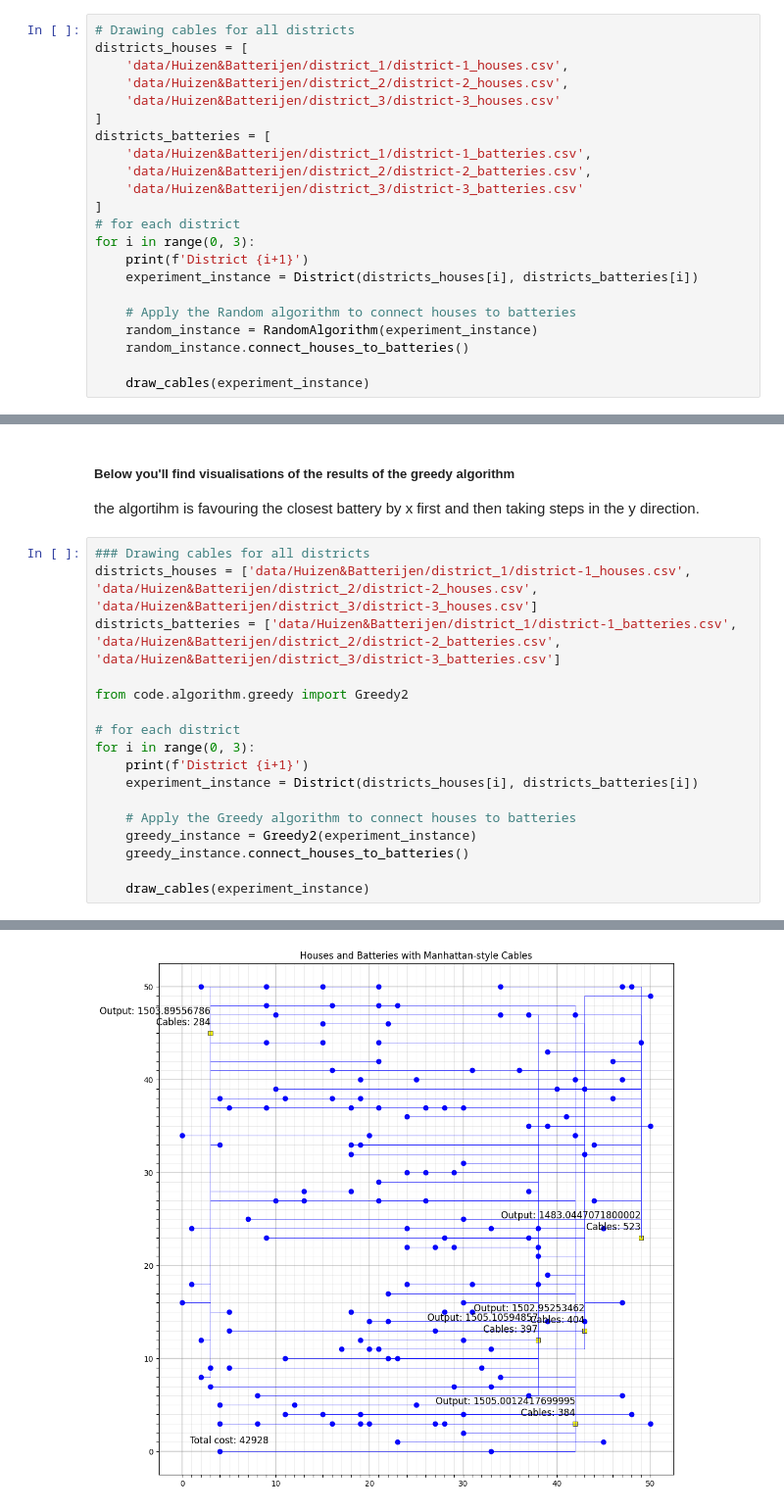
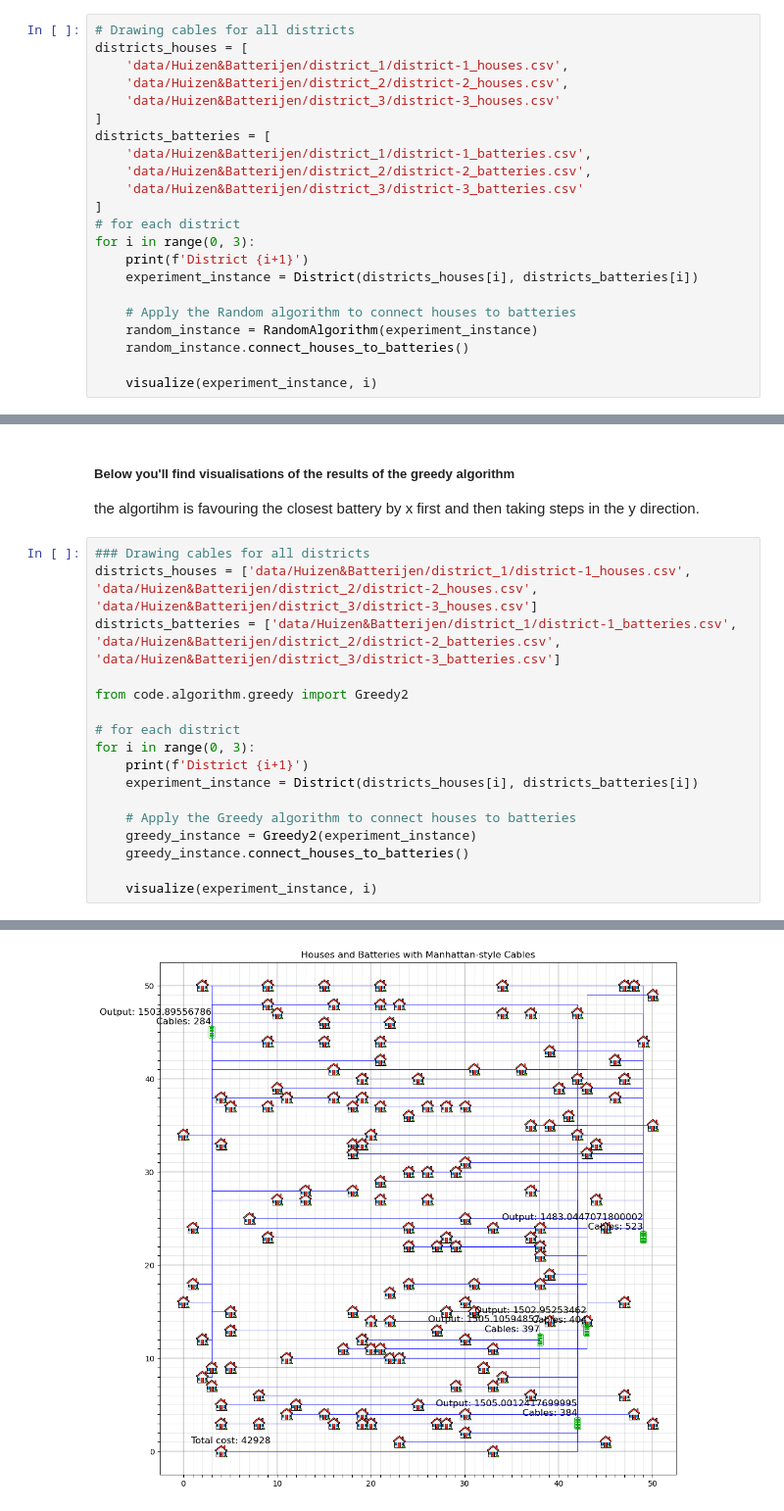
Before and after one commit to AntoniovanDijck/YakuzAI, a Jupyter notebook: demo.ipynb, the cells around one changed output, grey strips where cells are left out. Shown: that part at 98% size. Drawn from its saved outputs; the diff is of its cells as text.

```diff
--- a/demo.ipynb
+++ b/demo.ipynb
@@ -313,6 +313,6 @@ for i in range(0, 3):
     random_instance = RandomAlgorithm(experiment_instance)
     random_instance.connect_houses_to_batteries()
 
-    draw_cables(experiment_instance)
+    visualize(experiment_instance, i)
 # %% [output]
 District 1
@@ -330,21 +332,21 @@ the algortihm is favouring the closest battery by x first and then taking steps
 # %%
 ### Drawing cables for all districts
 districts_houses = ['data/Huizen&Batterijen/district_1/district-1_houses.csv', 'data/Huizen&Batterijen/district_2/district-2_houses.csv', 'data/Huizen&Batterijen/district_3/district-3_houses.csv']
 districts_batteries = ['data/Huizen&Batterijen/district_1/district-1_batteries.csv', 'data/Huizen&Batterijen/district_2/district-2_batteries.csv', 'data/Huizen&Batterijen/district_3/district-3_batteries.csv']
 
 from code.algorithm.greedy import Greedy2
 
 # for each district
 for i in range(0, 3):
     print(f'District {i+1}')
     experiment_instance = District(districts_houses[i], districts_batteries[i])
 
     # Apply the Greedy algorithm to connect houses to batteries
     greedy_instance = Greedy2(experiment_instance)
     greedy_instance.connect_houses_to_batteries()
 
-    draw_cables(experiment_instance)
+    visualize(experiment_instance, i)
 # %% [output]
 District 1
-[figure, old version]
+[figure, new version]
 District 2
```
Also changed, not shown: parts of 4 cells of this notebook, 13 other files.
